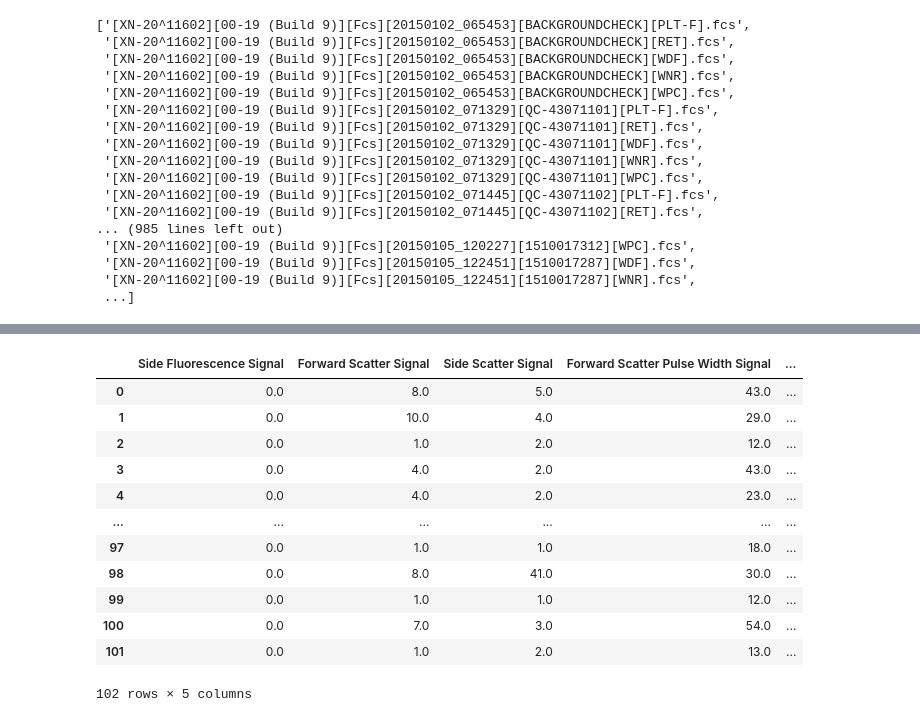
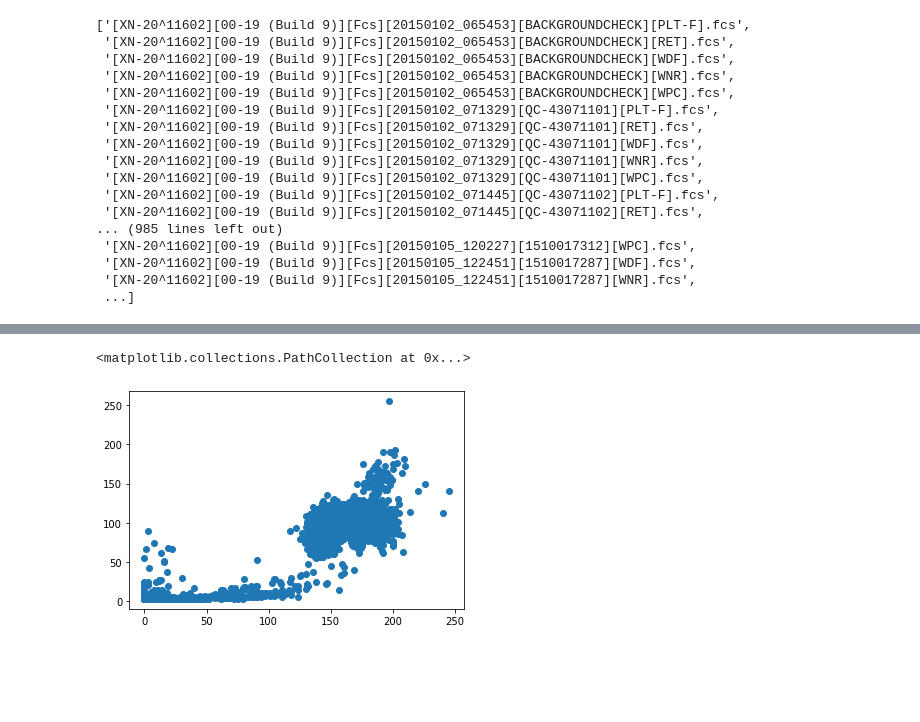
Before and after one commit to sshssooho/deep_Flow_Cytometry, a Jupyter notebook: Data_analysis.ipynb, the cells around one changed output, grey strips where cells are left out. Drawn from its saved outputs; the diff is of its cells as text; code cells hidden in the pictures; blank space fills up the shorter version.

```diff
--- a/Data_analysis.ipynb
+++ b/Data_analysis.ipynb
@@ -63,18 +105,5 @@ data
-# %%
-path = '../../data/[XN-20^11602][00-19 (Build 9)][Fcs][20150102_065453][BACKGROUNDCHECK][RET].fcs'
-meta, data = fcsparser.parse(path, reformat_meta=True)
-data
-# %% [output]
-|  | Side Fluorescence Signal | Forward Scatter Signal | Side Scatter Signal | Forward Scatter Pulse Width Signal | ... |
-| 0 | 0.0 | 8.0 | 5.0 | 43.0 | ... |
-| 1 | 0.0 | 10.0 | 4.0 | 29.0 | ... |
-| 2 | 0.0 | 1.0 | 2.0 | 12.0 | ... |
-| 3 | 0.0 | 4.0 | 2.0 | 43.0 | ... |
-| 4 | 0.0 | 4.0 | 2.0 | 23.0 | ... |
-| ... | ... | ... | ... | ... | ... |
-| 97 | 0.0 | 1.0 | 1.0 | 18.0 | ... |
-| 98 | 0.0 | 8.0 | 41.0 | 30.0 | ... |
-| 99 | 0.0 | 1.0 | 1.0 | 12.0 | ... |
-| 100 | 0.0 | 7.0 | 3.0 | 54.0 | ... |
-| 101 | 0.0 | 1.0 | 2.0 | 13.0 | ... |
-102 rows × 5 columns
+# %%
+plt.scatter(data['Side Fluorescence Signal'], data['Forward Scatter Signal'])
+# %% [output]
+<matplotlib.collections.PathCollection at 0x...>
+[figure, added]
```
Also changed, not shown: parts of 11 cells of this notebook.
